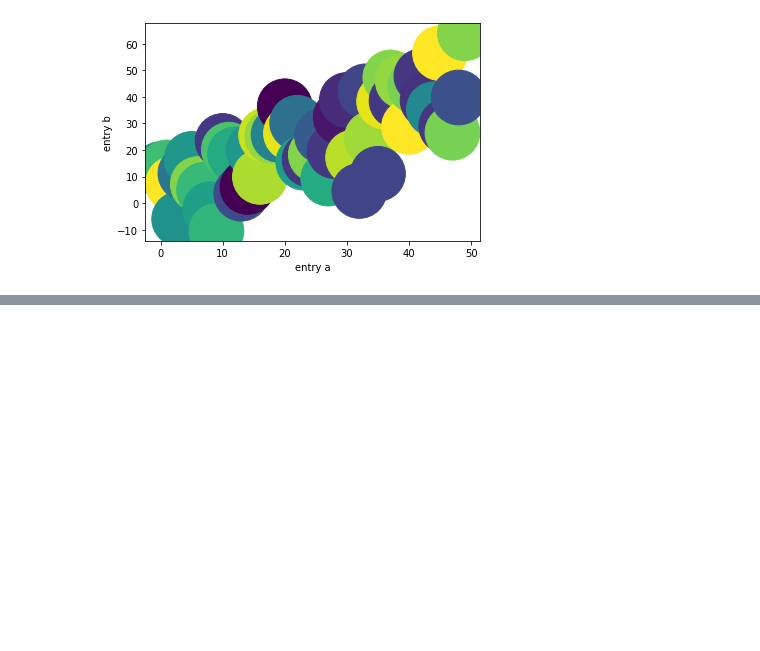
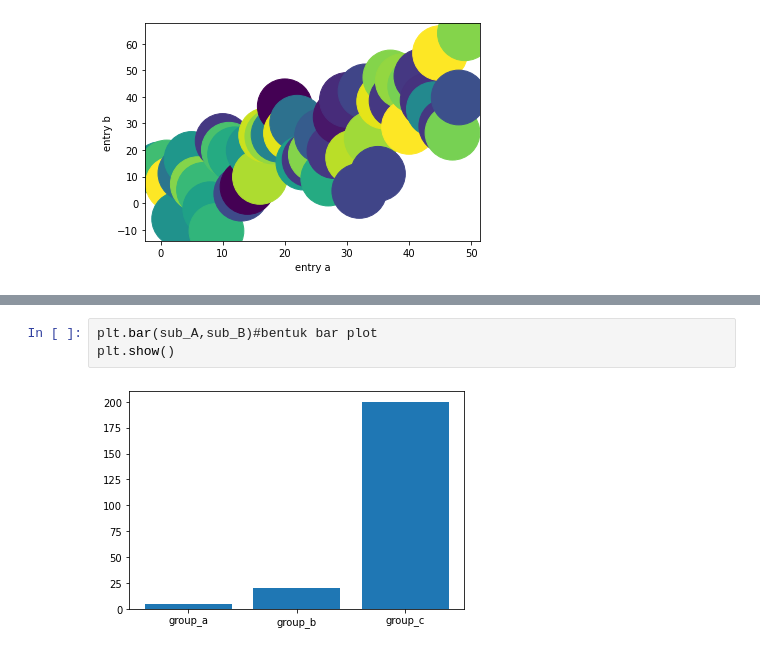
Before and after one commit to MarkvinsonAvatara/Matplotlib_learn, a Jupyter notebook: MatplotlibLearnWeek2.ipynb, the cells around one changed output, grey strips where cells are left out. Saved outputs shown, nothing was run; the diff lists cells and outputs as text; blank space fills up the shorter version.

```diff
--- a/MatplotlibLearnWeek2.ipynb
+++ b/MatplotlibLearnWeek2.ipynb
@@ -124,0 +141,5 @@ plt.show()
+# %%
+plt.bar(sub_A,sub_B)#bentuk bar plot
+plt.show()
+# %% [output]
+[figure, added]
```
Also changed, not shown: parts of 4 cells of this notebook.
